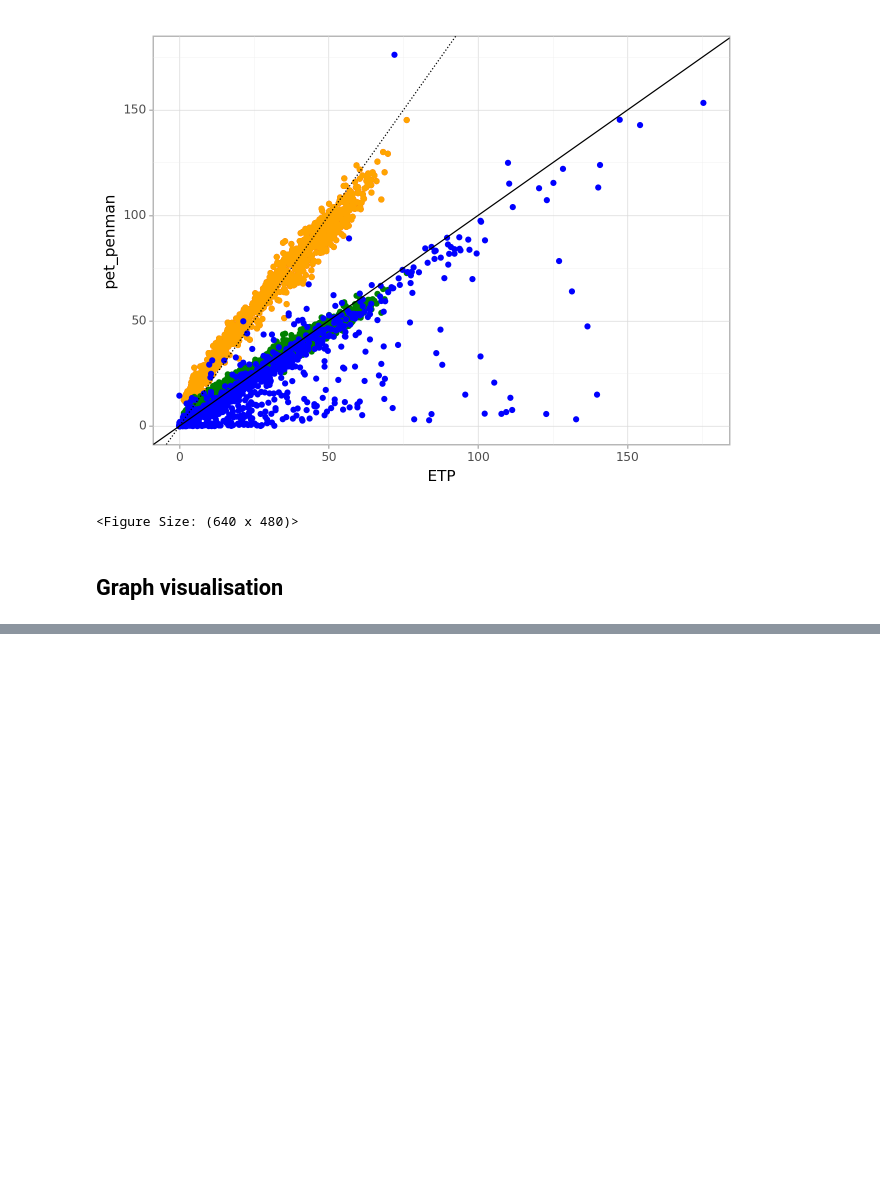
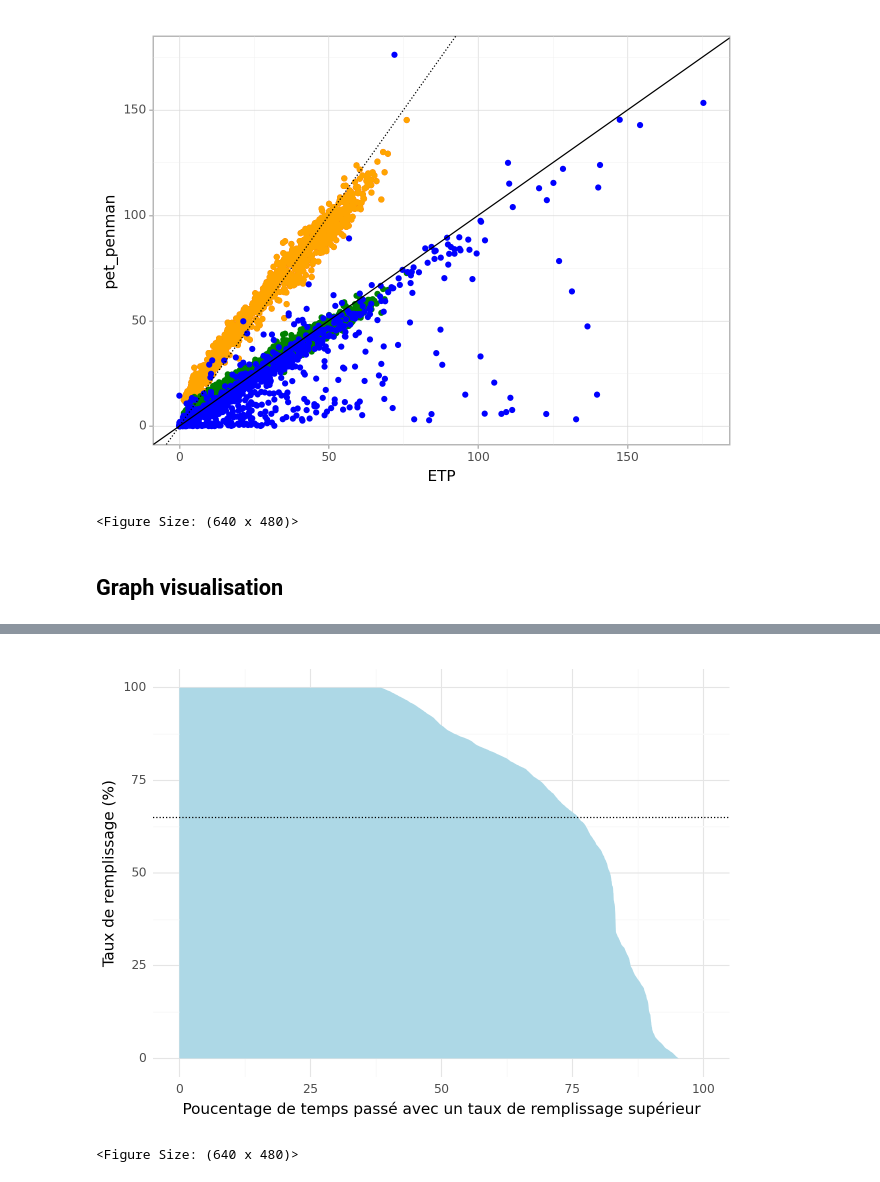
Before and after one commit to Clement-Viguier/naseb, a Jupyter notebook: surfpark_model.ipynb, the cells around one changed output, grey strips where cells are left out. Saved outputs shown, nothing was run; the diff lists cells and outputs as text; code cells hidden in the pictures; blank space fills up the shorter version.

Commit message:
add visualisation

```diff
--- a/surfpark_model.ipynb
+++ b/surfpark_model.ipynb
@@ -196 +195,7 @@ df
 11322 rows × 6 columns
+# %%
+df=df.droplevel(1, axis=1)
+# %%
+df.reset_index(drop=False, inplace=True)
+df.to_csv('./sim/simulation_city_water_daily.csv')
+df
@@ -196,0 +216,15 @@ df
+# %%
+df=df.sort_values('bassin_volume', ascending=False).reset_index(drop=False)
+df['x'] = range(len(df))
+# %%
+volume_bassin2 = 13000
+(
+    ggplot(df)
+    + geom_ribbon(aes("x/len(x)*100", ymin=0, ymax="bassin_volume/20000*100"), fill="lightblue")
+    + theme_minimal()
+    + geom_abline(intercept=volume_bassin2/20000*100, slope=0, linetype="dotted")
+    + labs(y="Taux de remplissage (%)", x="Poucentage de temps passé avec un taux de remplissage supérieur")
+)
+# %% [output]
+[figure, added]
+<Figure Size: (640 x 480)>
```
Also changed, not shown: parts of 5 cells of this notebook, 5 other files.
